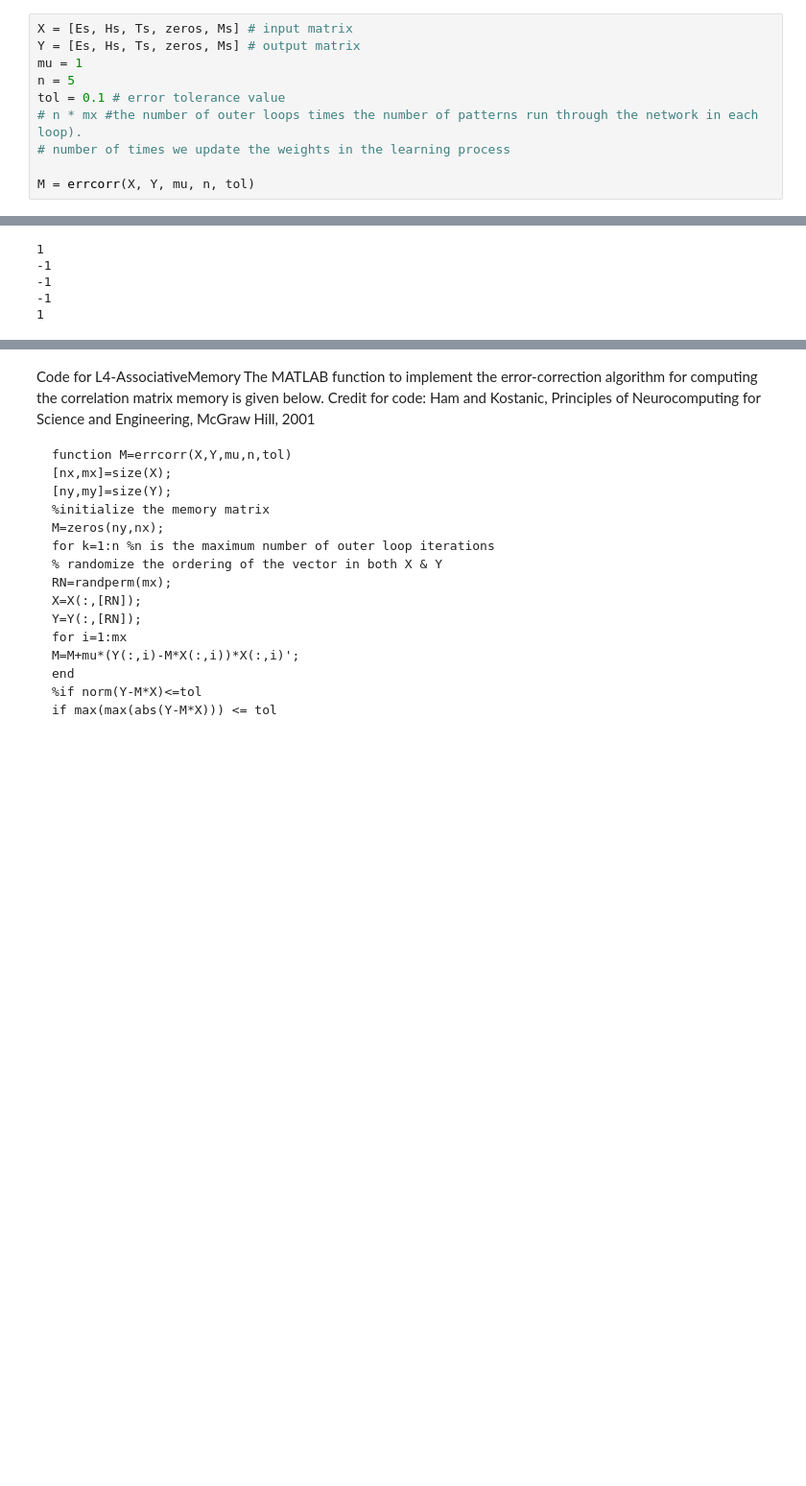
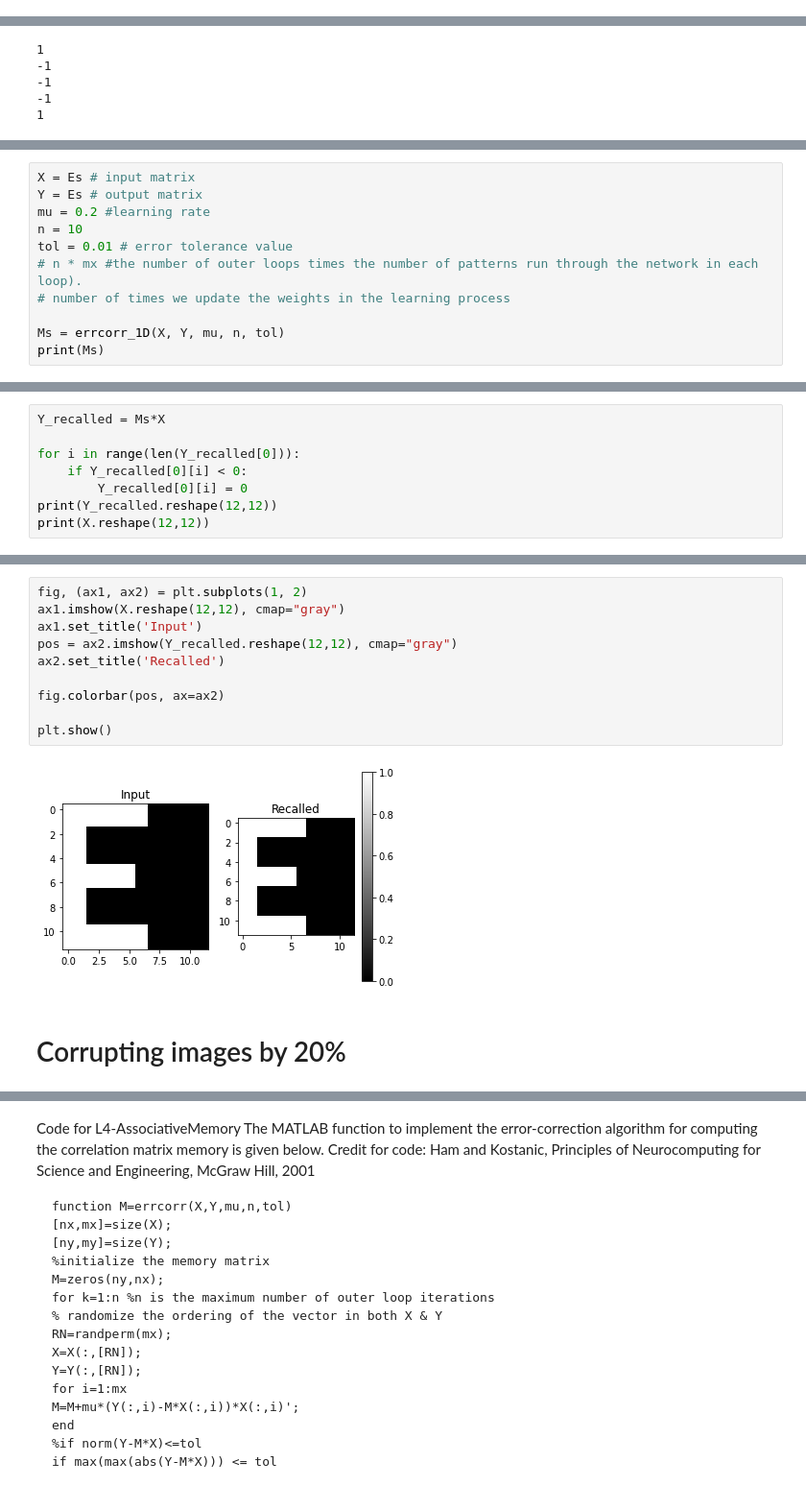
Before and after one commit to SaiAkhilVudattu/Neuro_classes, a Jupyter notebook: NML502/HW03/HW03_NB.ipynb, the cells around one changed output, grey strips where cells are left out. Shown at 96% size. Saved outputs shown, nothing was run; the diff lists cells and outputs as text; blank space fills up the shorter version.

Commit message:
Problem with indices? Generates corrupt files

```diff
--- a/NML502/HW03/HW03_NB.ipynb
+++ b/NML502/HW03/HW03_NB.ipynb
@@ -157,13 +161,3 @@ array([ 1,  1,  1,  1,  1,  1,  1, -1, -1, -1, -1, -1,  1,  1,  1,  1,  1,
        -1, -1, -1, -1, -1, -1,  1,  1, -1, -1, -1, -1, -1, -1, -1, -1, -1,
        -1,  1,  1,  1,  1,  1,  1,  1, -1, -1, -1, -1, -1,  1,  1,  1,  1,
         1,  1,  1, -1, -1, -1, -1, -1])
-# %%
-X = [Es, Hs, Ts, zeros, Ms] # input matrix
-Y = [Es, Hs, Ts, zeros, Ms] # output matrix
-mu = 1
-n = 5
-tol = 0.1 # error tolerance value
-# n * mx #the number of outer loops times the number of patterns run through the network in each loop).
-# number of times we update the weights in the learning process
-
-M = errcorr(X, Y, mu, n, tol)
@@ -184,0 +199,11 @@ for i in range(len(X)):
+# %%
+X = Es # input matrix
+Y = Es # output matrix
+mu = 0.2 #learning rate
+n = 10
+tol = 0.01 # error tolerance value
+# n * mx #the number of outer loops times the number of patterns run through the network in each loop).
+# number of times we update the weights in the learning process
+
+Ms = errcorr_1D(X, Y, mu, n, tol)
+print(Ms)
@@ -184,0 +224,8 @@ for i in range(len(X)):
+# %%
+Y_recalled = Ms*X
+
+for i in range(len(Y_recalled[0])):
+    if Y_recalled[0][i] < 0:
+        Y_recalled[0][i] = 0
+print(Y_recalled.reshape(12,12))
+print(X.reshape(12,12))
@@ -184,0 +250,14 @@ for i in range(len(X)):
+# %%
+fig, (ax1, ax2) = plt.subplots(1, 2)
+ax1.imshow(X.reshape(12,12), cmap="gray")
+ax1.set_title('Input')
+pos = ax2.imshow(Y_recalled.reshape(12,12), cmap="gray")
+ax2.set_title('Recalled')
+
+fig.colorbar(pos, ax=ax2)
+
+plt.show()
+# %% [output]
+[figure, added]
+# %% [markdown]
+# Corrupting images by 20%
```
Also changed, not shown: parts of 20 cells of this notebook.
